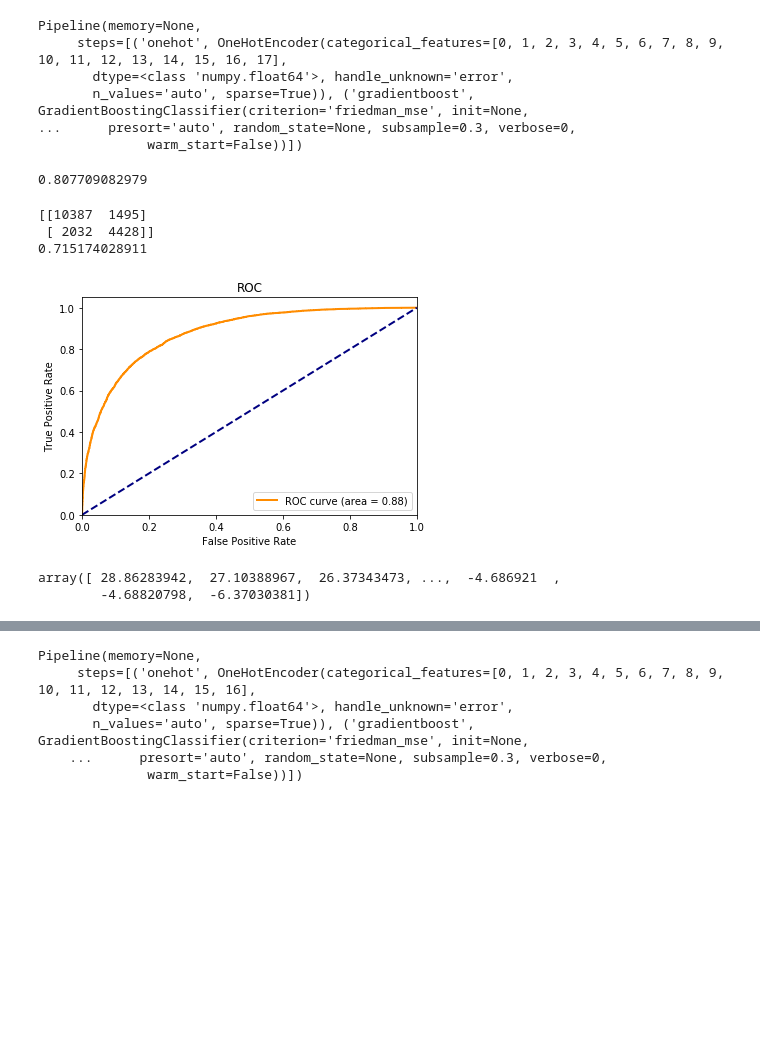
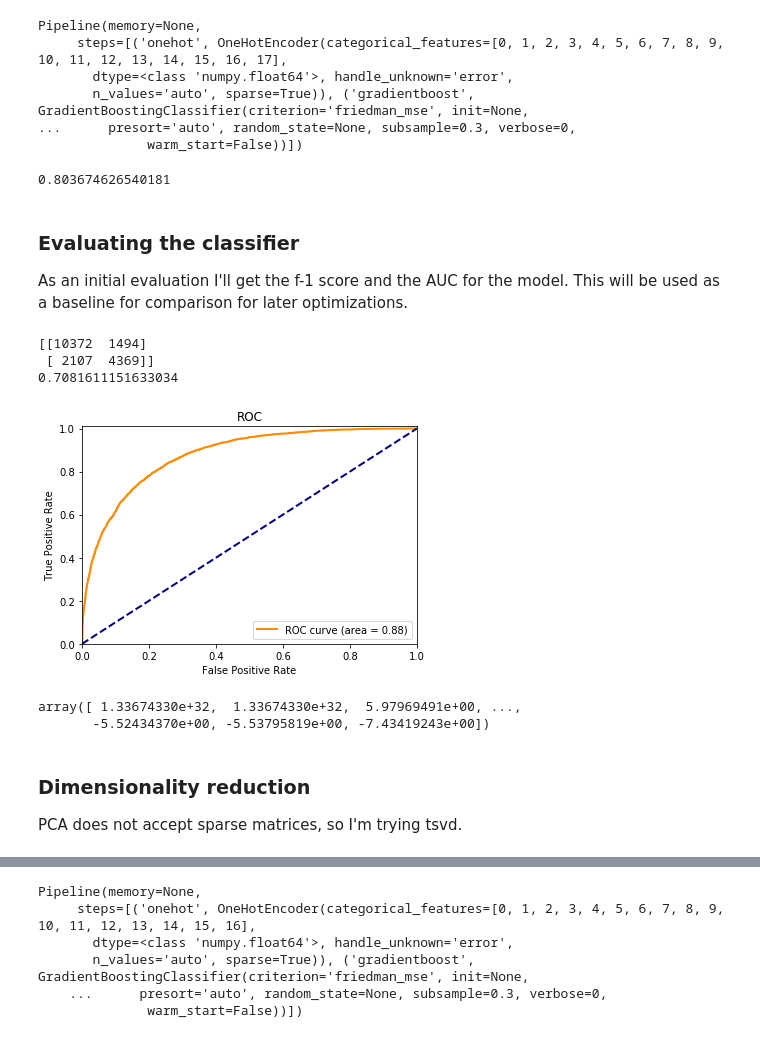
Before and after one commit to typeo23/Springboard-Data-Science, a Jupyter notebook: Capstone Prject 1/OneHotEncoding.ipynb, the cells around one changed output, grey strips where cells are left out. Drawn from its saved outputs; the diff is of its cells as text; code cells hidden in the pictures; blank space fills up the shorter version.

```diff
--- a/Capstone Prject 1/OneHotEncoding.ipynb
+++ b/Capstone Prject 1/OneHotEncoding.ipynb
@@ -5,5 +7,5 @@ import matplotlib.pyplot as plt
 # %%
-df= pd.read_csv('data/income_data_2017_clean_zeros.csv.bz2', compression='bz2', index_col='peridnum')
+df= pd.read_csv('Data/income_data_2017_clean_zeros.csv.bz2', compression='bz2', index_col='peridnum')
 # %%
 categorical_features = ['PEIOOCC', 'A_HGA', 'PRDTRACE', 'FKIND', 'A_CLSWKR', 'A_WKSTAT',
                        'A_MJIND', 'MJOCC', 'PTYN', 'LJCW', 'A_SEX', 'WEMOCG', 'MIG_CBST',
@@ -32,7 +40,7 @@ X_train, X_test, y_train, y_test = train_test_split(X, y, test_size=0.2)
 # %%
 steps = [('onehot', OneHotEncoder(categorical_features=categorical_index)),
-        ('gradientboost', GradientBoostingClassifier(n_estimators=300,subsample=0.3
-                                                     , learning_rate=0.2))]
+        ('gradientboost', GradientBoostingClassifier(n_estimators=320,subsample=0.3
+                                                     , learning_rate=0.2, max_depth=3))]
 pipeline = Pipeline(steps)
 # %%
 pipeline.fit(X_train,y_train)
@@ -46,41 +54,49 @@ Pipeline(memory=None,
 # %%
 print(pipeline.score(X_test, y_test))
 # %% [output]
-0.807709082979
+0.803674626540181
+# %% [markdown]
+### Evaluating the classifier
+
+As an initial evaluation I'll get the f-1 score and the AUC for the model. This will be used as a baseline for comparison for later optimizations.
 # %%
 import sklearn.metrics as met
 y_pred = pipeline.predict(X_test)
 print(met.confusion_matrix(y_test,y_pred, labels=[0,1]))
-print(met.f1_score(y_test,y_pred))
+print(f'{f-1 Score: {met.f1_score(y_test,y_pred)}')
 # %% [output]
-[[10387  1495]
- [ 2032  4428]]
-0.715174028911
+[[10372  1494]
+ [ 2107  4369]]
+0.7081611151633034
 # %%
 y_score = pipeline.decision_function(X_test)
 fpr, tpr, threshold = met.roc_curve(y_test, y_score)
 # %%
 plt.figure()
 lw = 2
 auc = met.auc(fpr, tpr)
 plt.plot(fpr, tpr, color='darkorange',
          lw=lw, label='ROC curve (area = {:0.2f})'.format(auc))
 plt.plot([0, 1], [0, 1], color='navy', lw=lw, linestyle='--')
 plt.xlim([0.0, 1.0])
-plt.ylim([0.0, 1.05])
+plt.ylim([0.0, 1.01])
 plt.xlabel('False Positive Rate')
 plt.ylabel('True Positive Rate')
 plt.title('ROC')
 plt.legend(loc="lower right")
 plt.show()
 threshold
 # %% [output]
-[figure, old version]
+[figure, new version]
-array([ 28.86283942,  27.10388967,  26.37343473, ...,  -4.686921  ,
-        -4.68820798,  -6.37030381])
+array([ 1.33674330e+32,  1.33674330e+32,  5.97969491e+00, ...,
+       -5.52434370e+00, -5.53795819e+00, -7.43419243e+00])
 # %%
 from sklearn.decomposition import TruncatedSVD
 from sklearn.neighbors import KNeighborsClassifier
+# %% [markdown]
+### Dimensionality  reduction
+
+PCA does not accept sparse matrices, so I'm trying tsvd.
 # %%
 steps = [('onehot', OneHotEncoder(categorical_features=categorical_index)),
          ('tsvd', TruncatedSVD(n_components=50)),
```
Also changed, not shown: parts of 16 cells of this notebook.
